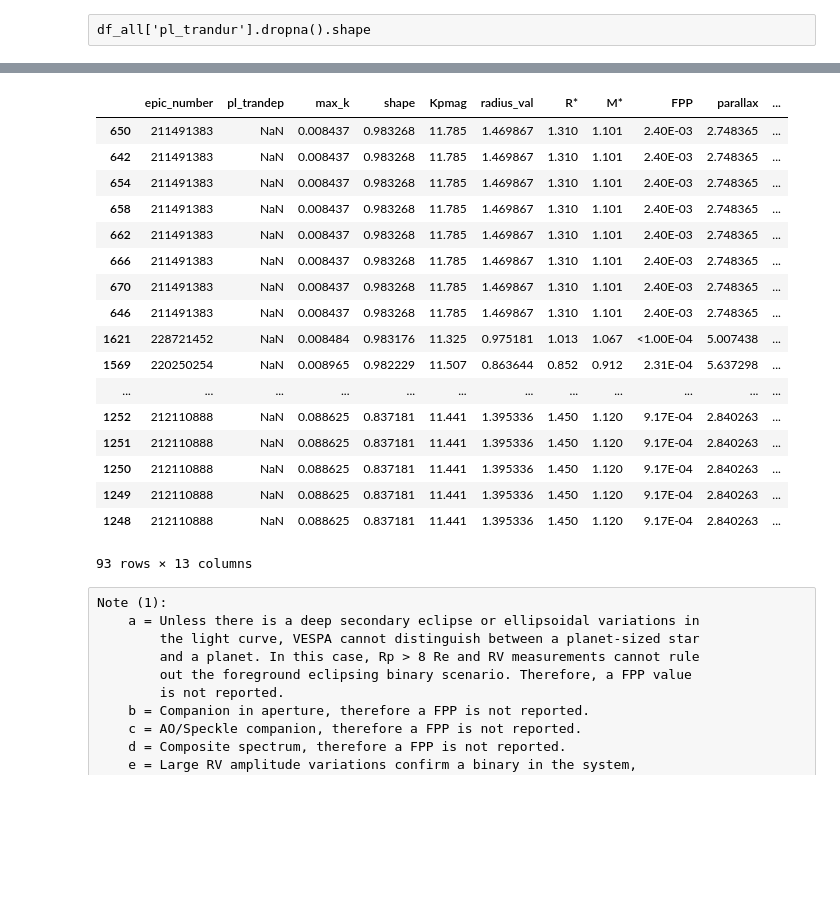
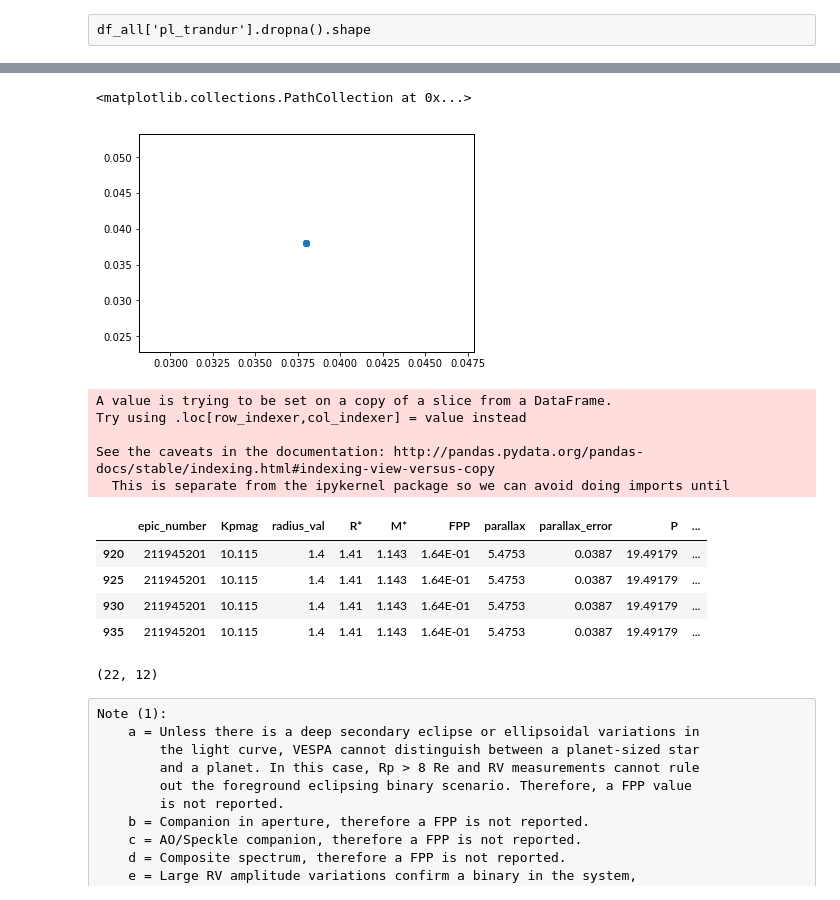
Before and after one commit to jpdeleon/gaia, a Jupyter notebook: notebooks/part 1 merging k2 tables.ipynb, the cells around one changed output, grey strips where cells are left out. Saved outputs shown, nothing was run; the diff lists cells and outputs as text; code cells hidden in the pictures; blank space fills up the shorter version.

```diff
--- a/notebooks/part 1 merging k2 tables.ipynb
+++ b/notebooks/part 1 merging k2 tables.ipynb
@@ -369,11 +353,11 @@ p = df_all['P']
 
 #if trandur is not reported, calculate it
 t14 =[]
-for n,i in enumerate(df_all.index):
-    if np.isnan(df_all.loc[i,'pl_trandur']):
+for n,idx in enumerate(df_all.index):
+    if np.isnan(df_all.loc[idx,'pl_trandur']):
         t14.append(t14_circ(p[n], a[n], k[n], b[n])*24) #assumes circular orbit
     else:
-        t14.append(df_all.loc[i,'pl_trandur'])
+        t14.append(df_all.loc[idx,'pl_trandur'])
 
 df_all['t23_hr'] = t23_circ(p, a, k, b)*24
 tshape = df_all['t23_hr']/t14
@@ -408,13 +403,15 @@ for i in 'Rp/R*,a/R*,pl_imppar,P'.split(','):
+# %%
+df_all['trandep']=df_all['Rp/R*']**2
 # %%
 low_fpp = df_all['fpp'] < 0.5 #df_all['pl_fpprob]
-cand    = df_all['k2c_disp_y'] != 'CONFIRMED'
+cand    = df_all['k2c_disp_x'] != 'CONFIRMED'
 bright  = df_all['Kpmag'] < 12.0
 boxy    = df_all['shape'] > 0.5
 long_period = df_all['P'] < 40
 nearby  = df_all['parallax'] > 1 #mas
-#deep   = df_all['pl_trandep'] > 1
+deep   = df_all['trandep'] > 1e-3
 
-idx = low_fpp & cand & bright & long_period & nearby & boxy
+idx = low_fpp & cand & bright & long_period & nearby & boxy & deep
 
 df = df_all[idx]
 df.shape
@@ -434,22 +426,30 @@ df.head()
+# %%
+pl.scatter(df['Rp/R*'],df['max_k'])
+# %% [output]
+<matplotlib.collections.PathCollection at 0x...>
+[figure, added]
+# %%
+from astropy import units as u
+
+df['Rp_earth']=(df['Rp/R*']*df['R*'])*u.Rsun.to(u.Rearth)
+# %% [output]
+A value is trying to be set on a copy of a slice from a DataFrame.
+Try using .loc[row_indexer,col_indexer] = value instead
+
+See the caveats in the documentation: http://pandas.pydata.org/pandas-docs/stable/indexing.html#indexing-view-versus-copy
+  This is separate from the ipykernel package so we can avoid doing imports until
 # %%
-cols = 'epic_number,pl_trandep,max_k,shape,Kpmag,radius_val,R*,M*,FPP,parallax,P,pl_imppar,Note'.split(',')
-df[cols].sort_values(by='max_k')#(by='pl_trandep')
+
+cols = 'epic_number,Kpmag,radius_val,R*,M*,FPP,parallax,parallax_error,P,Rp/R*,max_k,Rp_earth,shape,k2c_disp_x'.split(',')
+selected=df[idx][cols].sort_values(by='Rp_earth')
+selected
 # %% [output]
-|  | epic_number | pl_trandep | max_k | shape | Kpmag | radius_val | R* | M* | FPP | parallax | ... |
-| 650 | 211491383 | NaN | 0.008437 | 0.983268 | 11.785 | 1.469867 | 1.310 | 1.101 | 2.40E-03 | 2.748365 | ... |
-| 642 | 211491383 | NaN | 0.008437 | 0.983268 | 11.785 | 1.469867 | 1.310 | 1.101 | 2.40E-03 | 2.748365 | ... |
-| 654 | 211491383 | NaN | 0.008437 | 0.983268 | 11.785 | 1.469867 | 1.310 | 1.101 | 2.40E-03 | 2.748365 | ... |
-| 658 | 211491383 | NaN | 0.008437 | 0.983268 | 11.785 | 1.469867 | 1.310 | 1.101 | 2.40E-03 | 2.748365 | ... |
-| 662 | 211491383 | NaN | 0.008437 | 0.983268 | 11.785 | 1.469867 | 1.310 | 1.101 | 2.40E-03 | 2.748365 | ... |
-| 666 | 211491383 | NaN | 0.008437 | 0.983268 | 11.785 | 1.469867 | 1.310 | 1.101 | 2.40E-03 | 2.748365 | ... |
-| 670 | 211491383 | NaN | 0.008437 | 0.983268 | 11.785 | 1.469867 | 1.310 | 1.101 | 2.40E-03 | 2.748365 | ... |
-| 646 | 211491383 | NaN | 0.008437 | 0.983268 | 11.785 | 1.469867 | 1.310 | 1.101 | 2.40E-03 | 2.748365 | ... |
-| 1621 | 228721452 | NaN | 0.008484 | 0.983176 | 11.325 | 0.975181 | 1.013 | 1.067 | <1.00E-04 | 5.007438 | ... |
-| 1569 | 220250254 | NaN | 0.008965 | 0.982229 | 11.507 | 0.863644 | 0.852 | 0.912 | 2.31E-04 | 5.637298 | ... |
-| ... | ... | ... | ... | ... | ... | ... | ... | ... | ... | ... | ... |
-| 1252 | 212110888 | NaN | 0.088625 | 0.837181 | 11.441 | 1.395336 | 1.450 | 1.120 | 9.17E-04 | 2.840263 | ... |
-| 1251 | 212110888 | NaN | 0.088625 | 0.837181 | 11.441 | 1.395336 | 1.450 | 1.120 | 9.17E-04 | 2.840263 | ... |
-| 1250 | 212110888 | NaN | 0.088625 | 0.837181 | 11.441 | 1.395336 | 1.450 | 1.120 | 9.17E-04 | 2.840263 | ... |
-| 1249 | 212110888 | NaN | 0.088625 | 0.837181 | 11.441 | 1.395336 | 1.450 | 1.120 | 9.17E-04 | 2.840263 | ... |
-| 1248 | 212110888 | NaN | 0.088625 | 0.837181 | 11.441 | 1.395336 | 1.450 | 1.120 | 9.17E-04 | 2.840263 | ... |
+|  | epic_number | Kpmag | radius_val | R* | M* | FPP | parallax | parallax_error | P | ... |
+| 920 | 211945201 | 10.115 | 1.4 | 1.41 | 1.143 | 1.64E-01 | 5.4753 | 0.0387 | 19.49179 | ... |
+| 925 | 211945201 | 10.115 | 1.4 | 1.41 | 1.143 | 1.64E-01 | 5.4753 | 0.0387 | 19.49179 | ... |
+| 930 | 211945201 | 10.115 | 1.4 | 1.41 | 1.143 | 1.64E-01 | 5.4753 | 0.0387 | 19.49179 | ... |
+| 935 | 211945201 | 10.115 | 1.4 | 1.41 | 1.143 | 1.64E-01 | 5.4753 | 0.0387 | 19.49179 | ... |
-93 rows × 13 columns
+# %%
+selected.shape
+# %% [output]
+(22, 12)
```
Also changed, not shown: parts of 31 cells of this notebook, 3 other files.
